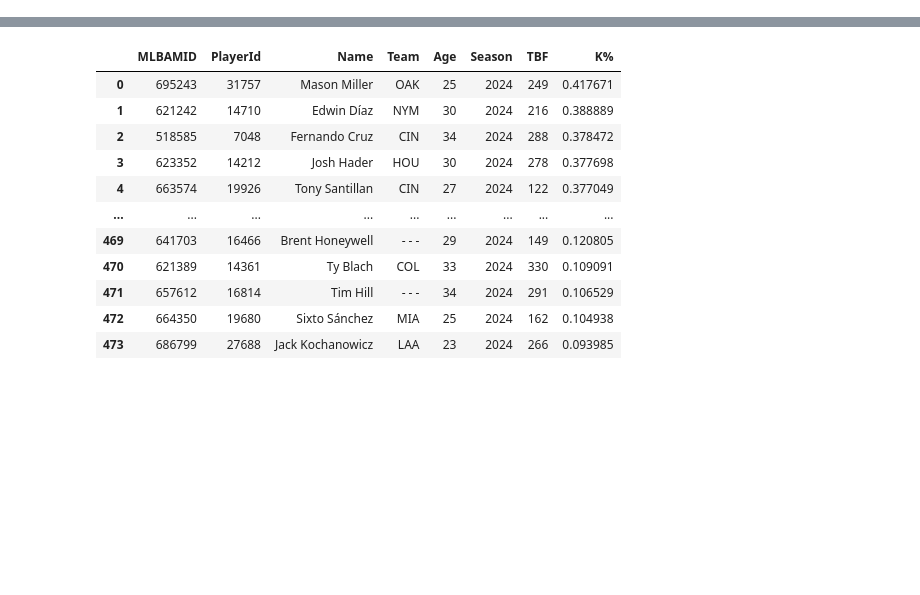
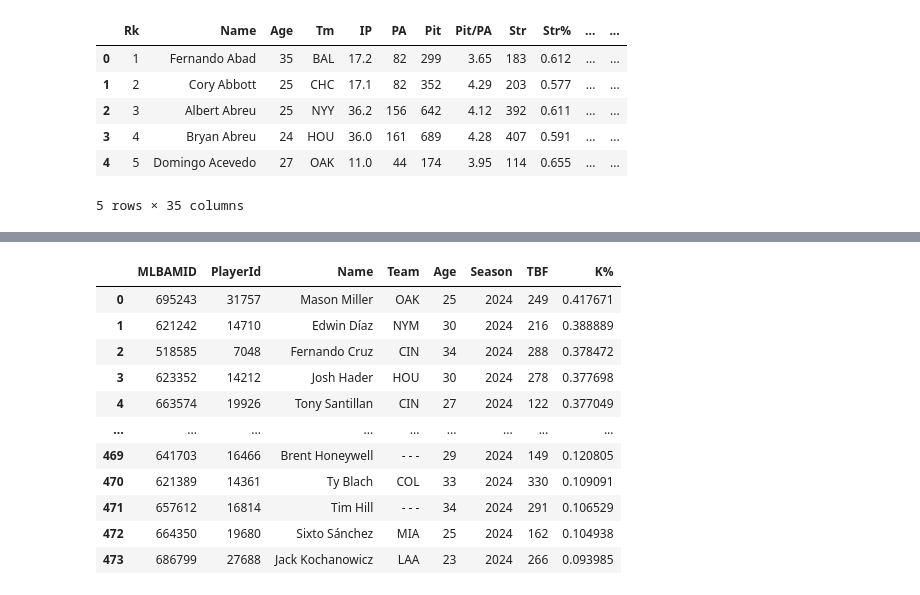
Before and after one commit to loganthomas/mlb-pitcher-xK, a Jupyter notebook: notebooks/scratch.ipynb, the cells around one changed output, grey strips where cells are left out. Saved outputs shown, nothing was run; the diff lists cells and outputs as text; code cells hidden in the pictures; blank space fills up the shorter version.

```diff
--- a/notebooks/scratch.ipynb
+++ b/notebooks/scratch.ipynb
@@ -25,0 +62,10 @@ df
+# %%
+supplemental_data.head()
+# %% [output]
+|  | Rk | Name | Age | Tm | IP | PA | Pit | Pit/PA | Str | Str% | ... | ... |
+| 0 | 1 | Fernando Abad | 35 | BAL | 17.2 | 82 | 299 | 3.65 | 183 | 0.612 | ... | ... |
+| 1 | 2 | Cory Abbott | 25 | CHC | 17.1 | 82 | 352 | 4.29 | 203 | 0.577 | ... | ... |
+| 2 | 3 | Albert Abreu | 25 | NYY | 36.2 | 156 | 642 | 4.12 | 392 | 0.611 | ... | ... |
+| 3 | 4 | Bryan Abreu | 24 | HOU | 36.0 | 161 | 689 | 4.28 | 407 | 0.591 | ... | ... |
+| 4 | 5 | Domingo Acevedo | 27 | OAK | 11.0 | 44 | 174 | 3.95 | 114 | 0.655 | ... | ... |
+5 rows × 35 columns
```
Also changed, not shown: parts of 18 cells of this notebook, 1 other file.
